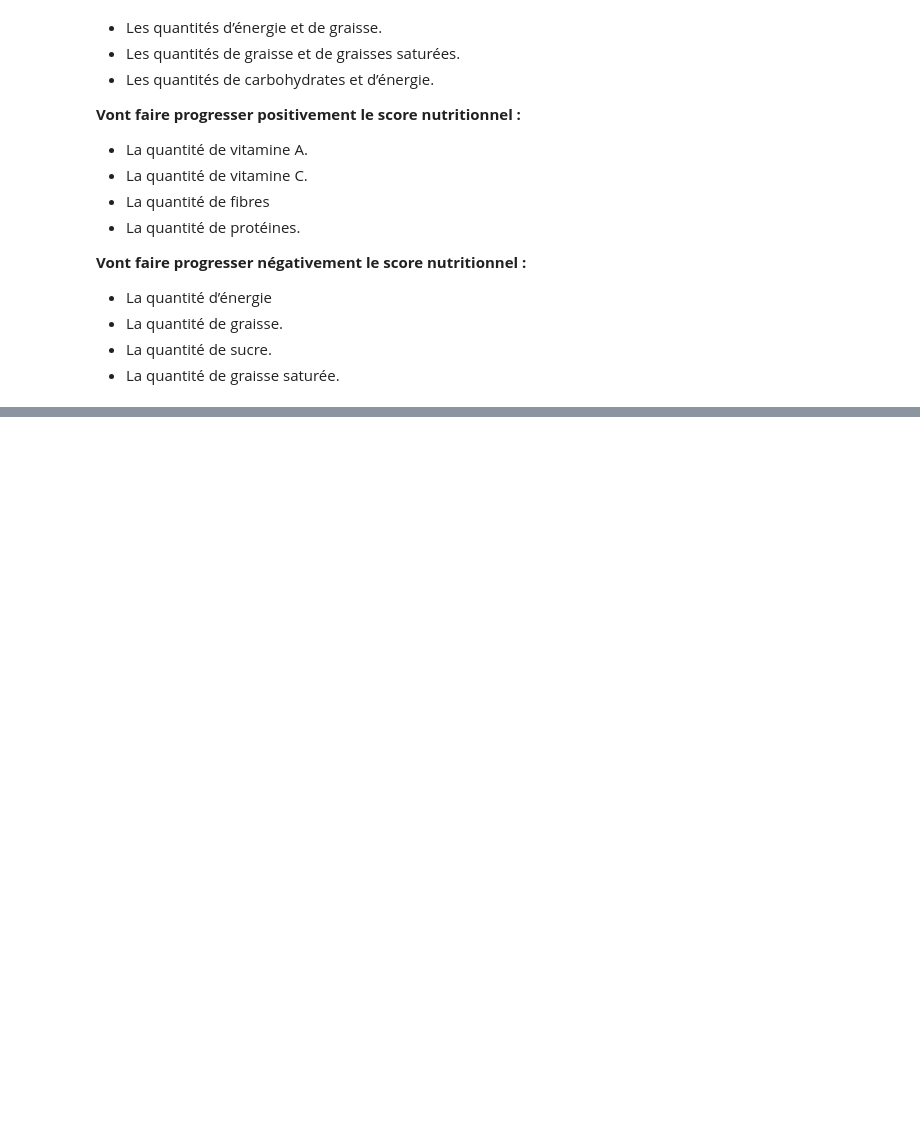
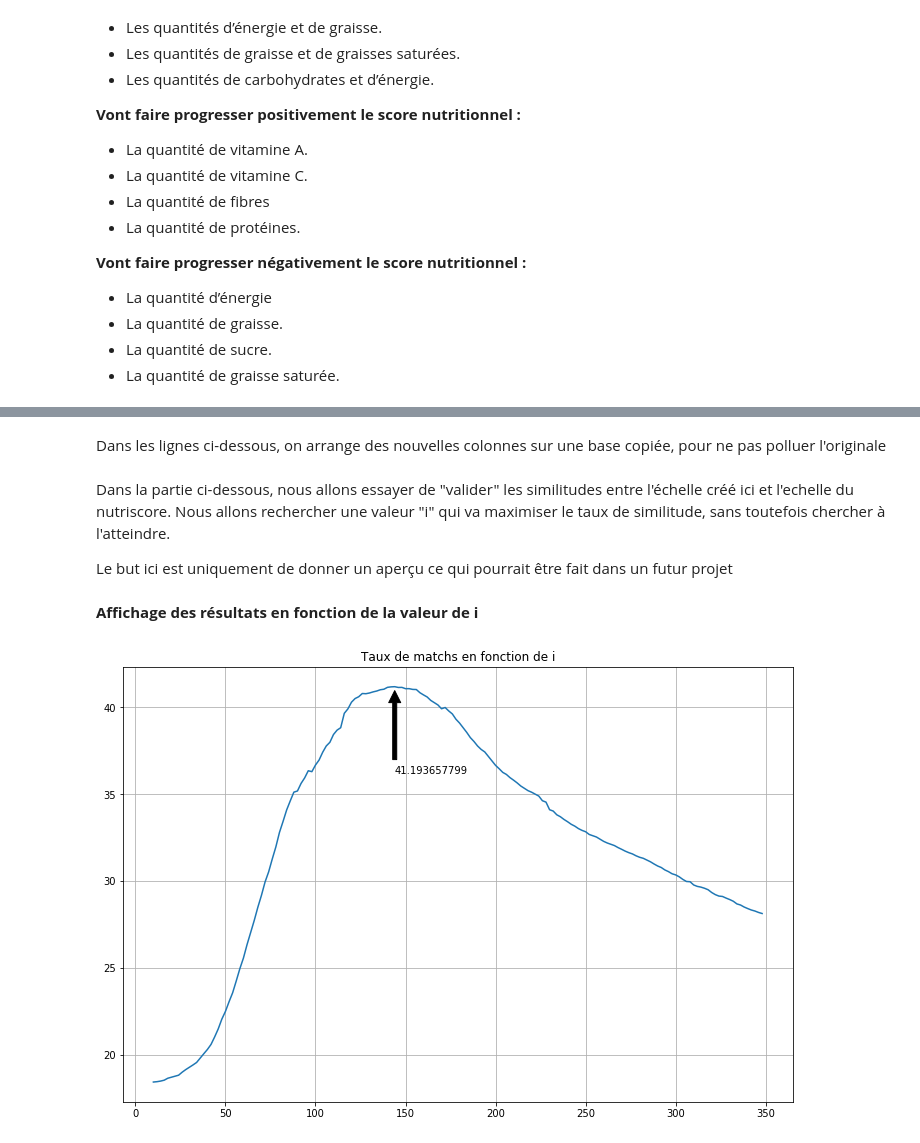
Before and after one commit to pfroide/python, a Jupyter notebook: Projet_2/Notebook_data_treatment.ipynb, the cells around one changed output, grey strips where cells are left out. Cells and saved outputs as stored; diff of their text form; code cells hidden in the pictures; blank space fills up the shorter version.

```diff
--- a/Projet_2/Notebook_data_treatment.ipynb
+++ b/Projet_2/Notebook_data_treatment.ipynb
@@ -9,7 +11,7 @@ from sklearn.ensemble import RandomForestClassifier
 _ORDONNEE = "nutrition-score-fr_100g"
 
 # Lieu où se trouve le FICHIER
-_FICHIER = 'C:\\Users\\Toni\\Desktop\\pas_synchro\\bdd_clean_v1.csv'
+_FICHIER = 'C:\\Users\\Toni\\Desktop\\pas_synchro\\bdd_clean.csv'
 # %% [markdown]
 Fonction qui permet d'afficher un graphique où l'on verra l'importance relative de chaque élément dans le calcul final
 # %%
@@ -136,0 +141,36 @@ __Vont faire progresser négativement le score nutritionnel :__
+# %%
+# Variables tableaux qui vont être utilisées
+results = []
+
+# Taille de l'abscisse
+array_x_plot = np.arange(10.0, 350.0, 2)
+# %% [markdown]
+Dans les lignes ci-dessous, on arrange des nouvelles colonnes sur une base copiée, pour ne pas polluer l'originale
+# %%
+# Copy de la database initial pour ne pas travailler dessus directement
+df = data.copy()
+
+# Suppresion de la colonne non-chiffre
+del df['nutrition_grade_fr']
+
+# On va scaler les données pour les prochaines colonnes créées
+min_max_scaler = preprocessing.MinMaxScaler()
+x_scaled = min_max_scaler.fit_transform(df.values)
+df2 = pd.DataFrame(x_scaled)
+
+# On recopie les noms des colonnes
+df2.columns = df.columns
+
+# Calculs
+# Somme des élments positifs
+df2['Positif'] = df2['vitamin-a_100g']+df2['vitamin-c_100g']+df2['fiber_100g']+df2['proteins_100g']+df2['iron_100g']
+
+# Somme des éléments négatifs
+df2['Negatif'] = df2['sugars_100g']+df2['salt_100g']+df2['energy_100g']+df2['saturated-fat_100g']
+
+# Différence du résultat
+df2['Diff'] = (0.01+df2['Positif'])/(0.01+df2['Negatif'])
+# %% [markdown]
+Dans la partie ci-dessous, nous allons essayer de "valider" les similitudes entre l'échelle créé ici et l'echelle du nutriscore. Nous allons rechercher une valeur "i" qui va maximiser le taux de similitude, sans toutefois chercher à l'atteindre.
+
+Le but ici est uniquement de donner un aperçu ce qui pourrait être fait dans un futur projet
@@ -136,0 +216,17 @@ __Vont faire progresser négativement le score nutritionnel :__
+# %% [markdown]
+__Affichage des résultats en fonction de la valeur de i__
+# %%
+plt.figure(figsize=(12, 8))
+plt.title('Taux de matchs en fonction de i')
+plt.plot(array_x_plot, results)
+
+# Affichage du max
+ymax = max(results)
+xpos = results.index(ymax)
+xmax = array_x_plot[xpos]
+plt.annotate(ymax, xy=(xmax, ymax), xytext=(xmax, ymax-5), arrowprops=dict(facecolor='black', shrink=0.05))
+
+plt.grid('on')
+plt.show()
+# %% [output]
+[figure, added]
```
Also changed, not shown: parts of 12 cells of this notebook.
